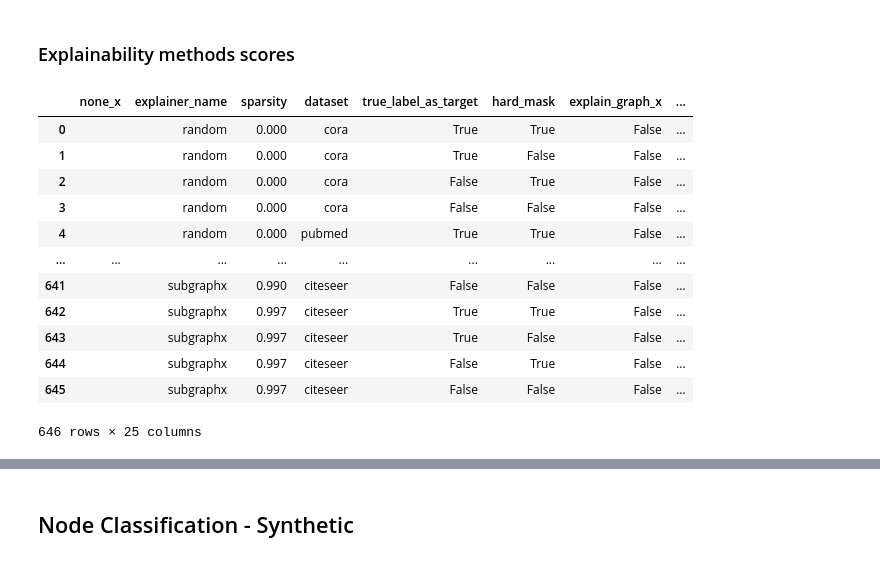
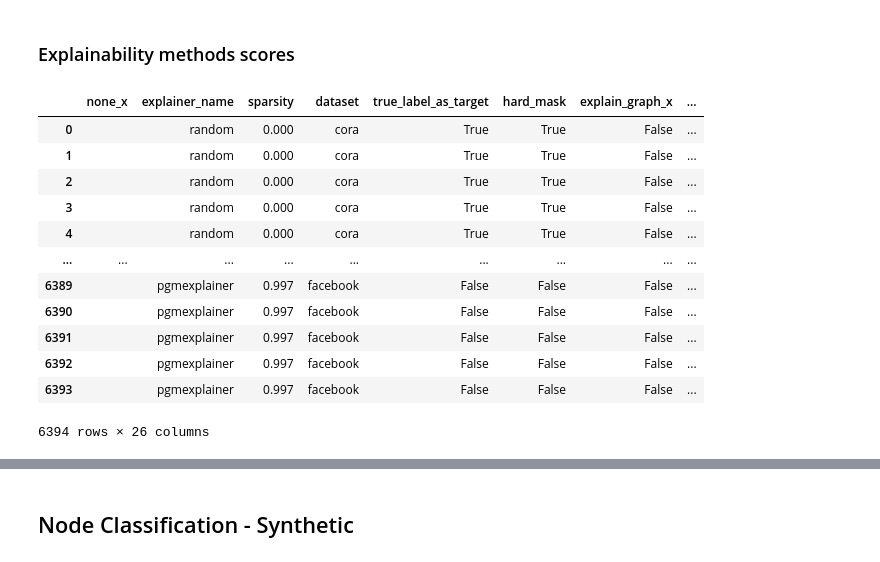
Before and after one commit to GraphFramEx/graphframex, a Jupyter notebook: notebooks/Results_Experiments.ipynb, the cells around one changed output, grey strips where cells are left out. Cells and saved outputs as stored; diff of their text form; code cells hidden in the pictures.

```diff
--- a/notebooks/Results_Experiments.ipynb
+++ b/notebooks/Results_Experiments.ipynb
@@ -122,13 +122,13 @@ def get_df_results(logs, ranges, name, metrics, selection = 'last'):
 # %% [markdown]
 ### Sparsity
 # %%
-logdir = f'/cluster/home/kamara/Explain/checkpoints/node_classification/real/sparsity_all/logs'
-jsonpath = f'/cluster/home/kamara/Explain/checkpoints/node_classification/real/sparsity_all/sweep.json'
+logdir = f'/cluster/home/kamara/checkpoints/node_classification/real/sparsity_all/logs'
+jsonpath = f'/cluster/home/kamara/checkpoints/node_classification/real/sparsity_all/sweep.json'
 infos, fidelity = get_info(logdir)
 gnn_train, gnn_test = get_gnn_info(logdir)
 
 print(list(fidelity.keys())[1])
-name = '{none}_explainer_name={explainer_name}_sparsity={sparsity}_dataset={dataset}_true_label_as_target={true_label_as_target}_hard_mask={hard_mask}'
+name = '{none}_explainer_name={explainer_name}_sparsity={sparsity}_dataset={dataset}_true_label_as_target={true_label_as_target}_hard_mask={hard_mask}_seed={seed}'
 
 ranges = get_param_ranges(jsonpath)
 # %% [output]
@@ -158,29 +158,29 @@ gnn_scores.to_csv('/cluster/home/kamara/Explain/csv/node_classification/real/nc_
 # %%
 df_infos = get_df_results(infos, ranges, name, metrics = ['time', "number_of_edges", "mask_sparsity_init", "non_zero_values_init"])
 df_fid = get_df_results(fidelity, ranges, name, metrics = ['fidelity_acc+', 'fidelity_acc-', 'fidelity_prob+', 'fidelity_prob-',
                                                            'fidelity_gnn_acc+', 'fidelity_gnn_acc-', 'fidelity_gnn_prob+', 'fidelity_gnn_prob-',
                                                            'mask_sparsity', 'expl_edges'])
 
 #scores = pd.concat([df_acc, df_fid], axis=1, join="inner")
 #scores = pd.merge(df_acc_top, df_acc, suffixes=['_top', ''], on=["dataset", "explainer_name", "num_test_nodes", "data_save_dir", "gpu", "sparsity"])
 scores = df_fid
 
-scores = pd.merge(scores, df_infos, on=["dataset", "explainer_name", "num_test", "data_save_dir", "sparsity", "true_label_as_target", "hard_mask"])
+scores = pd.merge(scores, df_infos, on=["dataset", "explainer_name", "num_test", "data_save_dir", "seed", "sparsity", "true_label_as_target", "hard_mask"])
 scores
 #scores.to_csv('/cluster/home/kamara/Explain/csv/node_classification/real/nc_real_sparsity_all.csv', index=False)
 # %% [output]
 |  | none_x | explainer_name | sparsity | dataset | true_label_as_target | hard_mask | explain_graph_x | ... |
 | 0 |  | random | 0.000 | cora | True | True | False | ... |
-| 1 |  | random | 0.000 | cora | True | False | False | ... |
-| 2 |  | random | 0.000 | cora | False | True | False | ... |
-| 3 |  | random | 0.000 | cora | False | False | False | ... |
-| 4 |  | random | 0.000 | pubmed | True | True | False | ... |
+| 1 |  | random | 0.000 | cora | True | True | False | ... |
+| 2 |  | random | 0.000 | cora | True | True | False | ... |
+| 3 |  | random | 0.000 | cora | True | True | False | ... |
+| 4 |  | random | 0.000 | cora | True | True | False | ... |
 | ... | ... | ... | ... | ... | ... | ... | ... | ... |
-| 641 |  | subgraphx | 0.990 | citeseer | False | False | False | ... |
-| 642 |  | subgraphx | 0.997 | citeseer | True | True | False | ... |
-| 643 |  | subgraphx | 0.997 | citeseer | True | False | False | ... |
-| 644 |  | subgraphx | 0.997 | citeseer | False | True | False | ... |
-| 645 |  | subgraphx | 0.997 | citeseer | False | False | False | ... |
+| 6389 |  | pgmexplainer | 0.997 | facebook | False | False | False | ... |
+| 6390 |  | pgmexplainer | 0.997 | facebook | False | False | False | ... |
+| 6391 |  | pgmexplainer | 0.997 | facebook | False | False | False | ... |
+| 6392 |  | pgmexplainer | 0.997 | facebook | False | False | False | ... |
+| 6393 |  | pgmexplainer | 0.997 | facebook | False | False | False | ... |
-646 rows × 25 columns
+6394 rows × 26 columns
 # %%
 res = scores.groupby(by=['dataset', "true_label_as_target", "hard_mask", 'sparsity', 'explainer_name']).mean()
```
Also changed, not shown: parts of 9 cells of this notebook, 14 other files.
